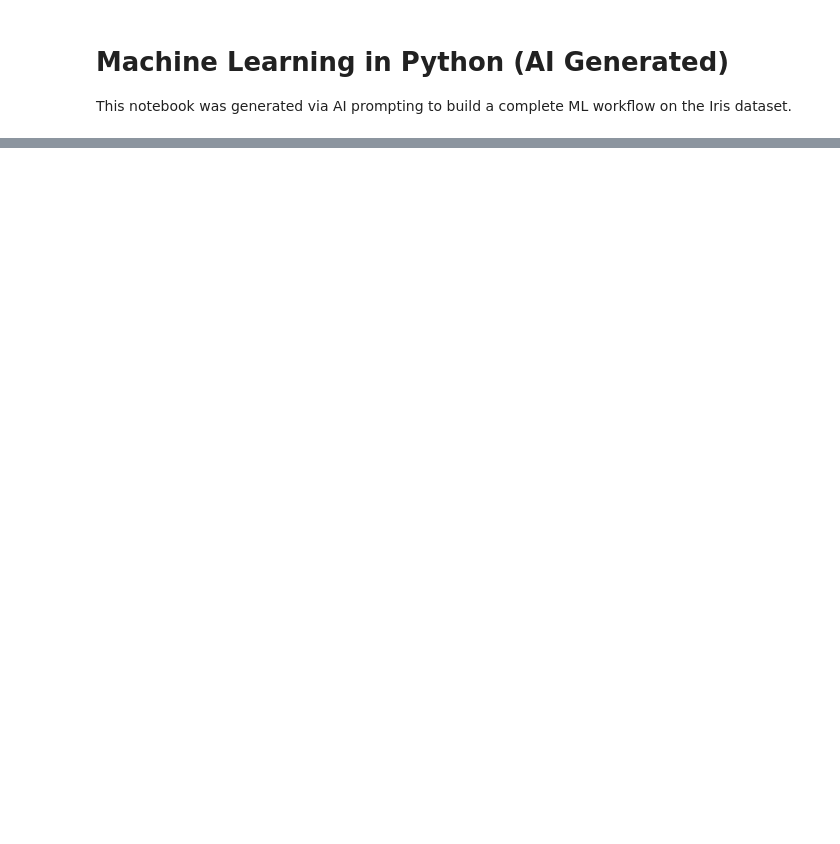
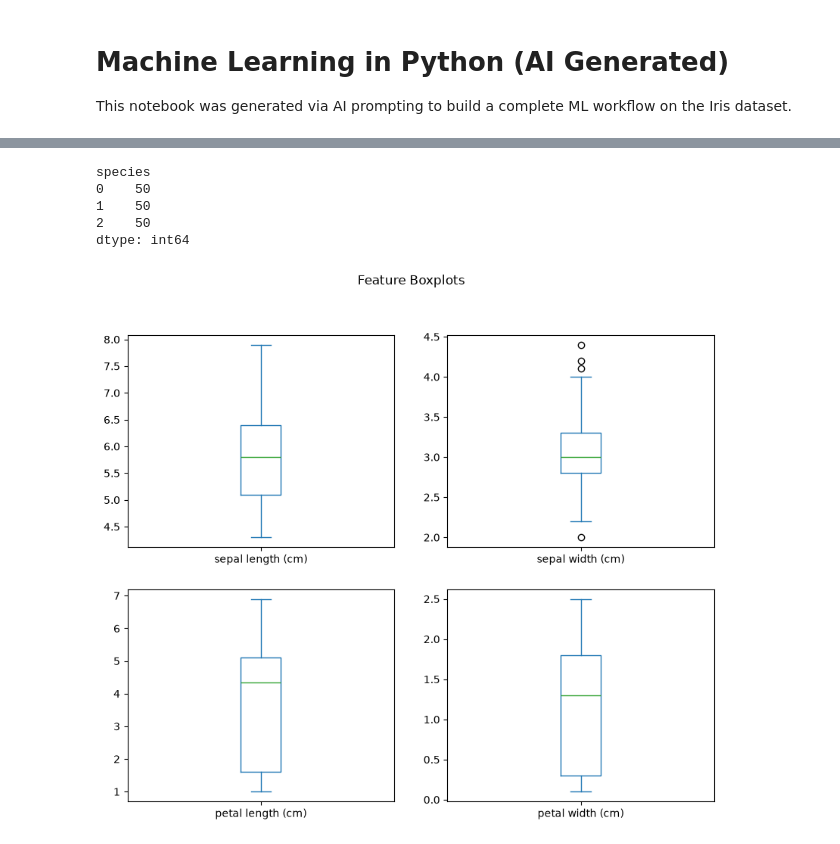
Before and after one commit to YannieeXu/Assignment5a-ML-Python, a Jupyter notebook: ai/ML_python.ipynb, the cells around one changed output, grey strips where cells are left out. Saved outputs shown, nothing was run; the diff lists cells and outputs as text; code cells hidden in the pictures; blank space fills up the shorter version.

Commit message:
Fix AI notebook: boxplot uses iloc[:,:4], fix for-loop indentation, re-execute

```diff
--- a/ai/ML_python.ipynb
+++ b/ai/ML_python.ipynb
@@ -14,7 +14,5 @@ from sklearn.discriminant_analysis import LinearDiscriminantAnalysis
 from sklearn.naive_bayes import GaussianNB
 from sklearn.svm import SVC
 # %%
-url = 'https://raw.githubusercontent.com/jbrownlee/Datasets/master/iris.csv'
-cols = ['sepal-length', 'sepal-width', 'petal-length', 'petal-width', 'species']
-df = pd.read_csv(url, names=cols)
+df = pd.read_csv('iris.csv')
 print(f'Data loaded: {df.shape[0]} rows, {df.shape[1]} columns')
@@ -26,9 +44,17 @@ df.describe()
 # %%
 df.groupby('species').size()
+# %% [output]
+species
+0    50
+1    50
+2    50
+dtype: int64
 # %%
-df.plot(kind='box', subplots=True, layout=(2,2), figsize=(10,8))
+df.iloc[:, :4].plot(kind='box', subplots=True, layout=(2,2), figsize=(10,8))
 plt.suptitle('Feature Boxplots')
 plt.show()
+# %% [output]
+[figure, added]
 # %%
 df.hist(figsize=(10,8))
 plt.suptitle('Feature Histograms')
```
Also changed, not shown: parts of 8 cells of this notebook, 1 other file.
